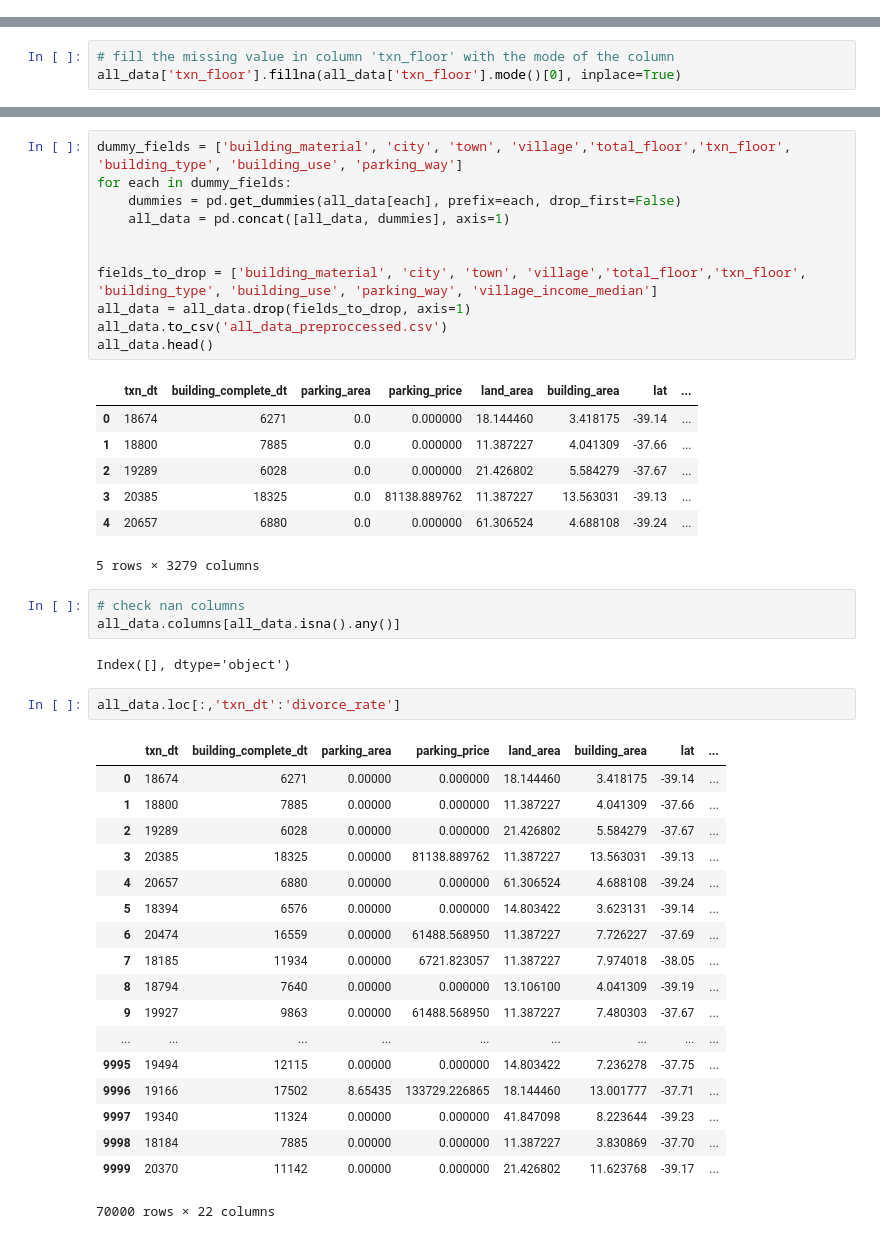
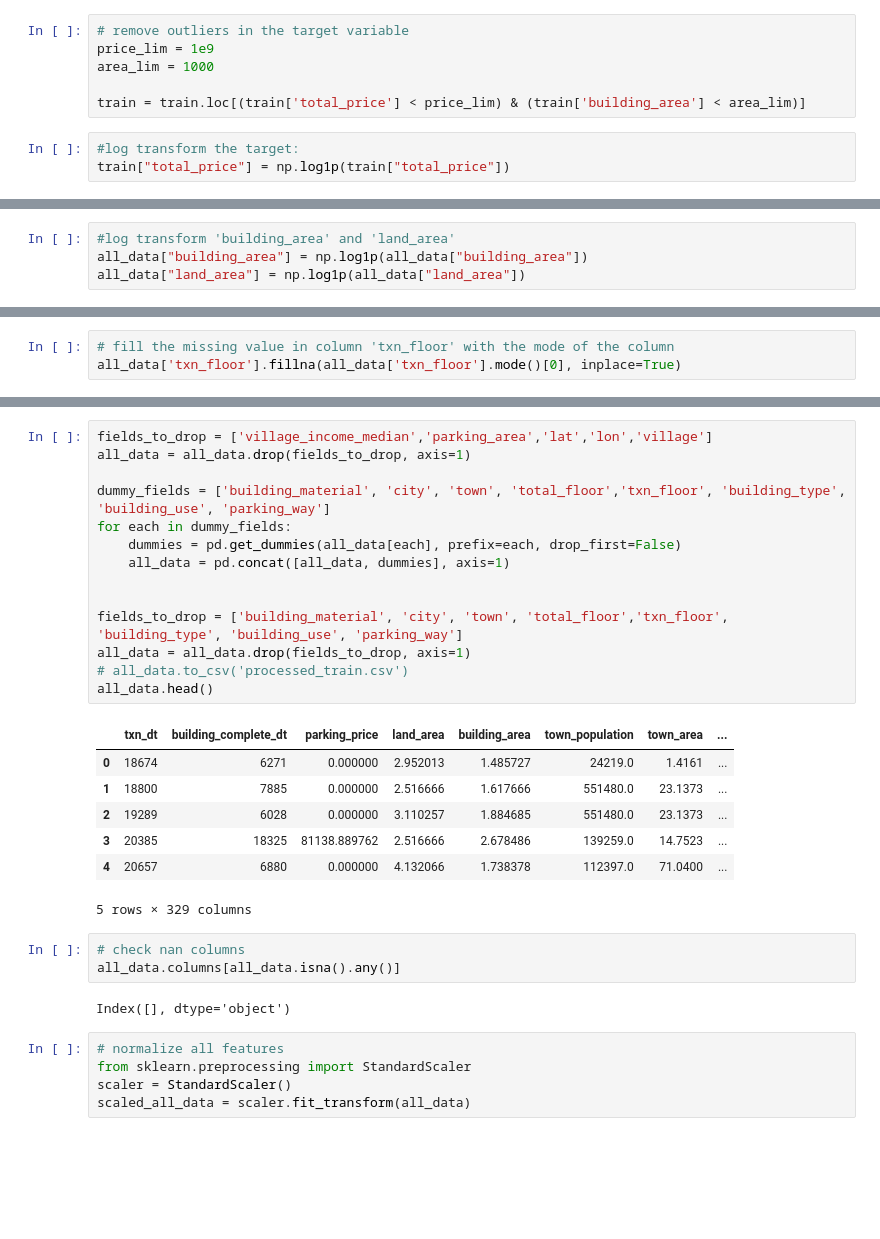
Before and after one commit to huohsien/AIA_Midterm----TBrain, a Jupyter notebook: real_estate_price_prediction.ipynb, the cells around one changed output, grey strips where cells are left out. Drawn from its saved outputs; the diff is of its cells as text; blank space fills up the shorter version.

```diff
--- a/real_estate_price_prediction.ipynb
+++ b/real_estate_price_prediction.ipynb
@@ -7,8 +16,21 @@ train_split_ratio = 0.1
 # %%
 train = pd.read_csv('train.csv')
 test = pd.read_csv('test.csv')
+# %%
+# remove outliers in the target variable
+price_lim = 1e9
+area_lim = 1000
+
+train = train.loc[(train['total_price'] < price_lim) & (train['building_area'] < area_lim)]
+# %%
+#log transform the target:
+train["total_price"] = np.log1p(train["total_price"])
 # %%
 all_data = pd.concat((train.loc[:,'building_material':'village'],
                       test.loc[:,'building_material':'village']))
+# %%
+#log transform 'building_area' and 'land_area'
+all_data["building_area"] = np.log1p(all_data["building_area"])
+all_data["land_area"] = np.log1p(all_data["land_area"])
 # %%
 # maybe should ignore these two columns
@@ -20,45 +52,32 @@ all_data['txn_floor'].fillna(all_data['txn_floor'].mode()[0], inplace=True)
 # %%
-dummy_fields = ['building_material', 'city', 'town', 'village','total_floor','txn_floor', 'building_type', 'building_use', 'parking_way']
+fields_to_drop = ['village_income_median','parking_area','lat','lon','village']
+all_data = all_data.drop(fields_to_drop, axis=1)
+
+dummy_fields = ['building_material', 'city', 'town', 'total_floor','txn_floor', 'building_type', 'building_use', 'parking_way']
 for each in dummy_fields:
     dummies = pd.get_dummies(all_data[each], prefix=each, drop_first=False)
     all_data = pd.concat([all_data, dummies], axis=1)
 
 
-fields_to_drop = ['building_material', 'city', 'town', 'village','total_floor','txn_floor', 'building_type', 'building_use', 'parking_way', 'village_income_median']
+fields_to_drop = ['building_material', 'city', 'town', 'total_floor','txn_floor', 'building_type', 'building_use', 'parking_way']
 all_data = all_data.drop(fields_to_drop, axis=1)
-all_data.to_csv('all_data_preproccessed.csv')
+# all_data.to_csv('processed_train.csv')
 all_data.head()
 # %% [output]
-|  | txn_dt | building_complete_dt | parking_area | parking_price | land_area | building_area | lat | ... |
-| 0 | 18674 | 6271 | 0.0 | 0.000000 | 18.144460 | 3.418175 | -39.14 | ... |
-| 1 | 18800 | 7885 | 0.0 | 0.000000 | 11.387227 | 4.041309 | -37.66 | ... |
-| 2 | 19289 | 6028 | 0.0 | 0.000000 | 21.426802 | 5.584279 | -37.67 | ... |
-| 3 | 20385 | 18325 | 0.0 | 81138.889762 | 11.387227 | 13.563031 | -39.13 | ... |
-| 4 | 20657 | 6880 | 0.0 | 0.000000 | 61.306524 | 4.688108 | -39.24 | ... |
+|  | txn_dt | building_complete_dt | parking_price | land_area | building_area | town_population | town_area | ... |
+| 0 | 18674 | 6271 | 0.000000 | 2.952013 | 1.485727 | 24219.0 | 1.4161 | ... |
+| 1 | 18800 | 7885 | 0.000000 | 2.516666 | 1.617666 | 551480.0 | 23.1373 | ... |
+| 2 | 19289 | 6028 | 0.000000 | 3.110257 | 1.884685 | 551480.0 | 23.1373 | ... |
+| 3 | 20385 | 18325 | 81138.889762 | 2.516666 | 2.678486 | 139259.0 | 14.7523 | ... |
+| 4 | 20657 | 6880 | 0.000000 | 4.132066 | 1.738378 | 112397.0 | 71.0400 | ... |
-5 rows × 3279 columns
+5 rows × 329 columns
 # %%
 # check nan columns
 all_data.columns[all_data.isna().any()]
 # %% [output]
 Index([], dtype='object')
-# %%
-all_data.loc[:,'txn_dt':'divorce_rate']
-# %% [output]
-|  | txn_dt | building_complete_dt | parking_area | parking_price | land_area | building_area | lat | ... |
-| 0 | 18674 | 6271 | 0.00000 | 0.000000 | 18.144460 | 3.418175 | -39.14 | ... |
-| 1 | 18800 | 7885 | 0.00000 | 0.000000 | 11.387227 | 4.041309 | -37.66 | ... |
-| 2 | 19289 | 6028 | 0.00000 | 0.000000 | 21.426802 | 5.584279 | -37.67 | ... |
-| 3 | 20385 | 18325 | 0.00000 | 81138.889762 | 11.387227 | 13.563031 | -39.13 | ... |
-| 4 | 20657 | 6880 | 0.00000 | 0.000000 | 61.306524 | 4.688108 | -39.24 | ... |
-| 5 | 18394 | 6576 | 0.00000 | 0.000000 | 14.803422 | 3.623131 | -39.14 | ... |
-| 6 | 20474 | 16559 | 0.00000 | 61488.568950 | 11.387227 | 7.726227 | -37.69 | ... |
-| 7 | 18185 | 11934 | 0.00000 | 6721.823057 | 11.387227 | 7.974018 | -38.05 | ... |
-| 8 | 18794 | 7640 | 0.00000 | 0.000000 | 13.106100 | 4.041309 | -39.19 | ... |
-| 9 | 19927 | 9863 | 0.00000 | 61488.568950 | 11.387227 | 7.480303 | -37.67 | ... |
-| ... | ... | ... | ... | ... | ... | ... | ... | ... |
-| 9995 | 19494 | 12115 | 0.00000 | 0.000000 | 14.803422 | 7.236278 | -37.75 | ... |
-| 9996 | 19166 | 17502 | 8.65435 | 133729.226865 | 18.144460 | 13.001777 | -37.71 | ... |
-| 9997 | 19340 | 11324 | 0.00000 | 0.000000 | 41.847098 | 8.223644 | -39.23 | ... |
-| 9998 | 18184 | 7885 | 0.00000 | 0.000000 | 11.387227 | 3.830869 | -37.70 | ... |
-| 9999 | 20370 | 11142 | 0.00000 | 0.000000 | 21.426802 | 11.623768 | -39.17 | ... |
-70000 rows × 22 columns
+# %%
+# normalize all features
+from sklearn.preprocessing import StandardScaler
+scaler = StandardScaler()
+scaled_all_data = scaler.fit_transform(all_data)
```
Also changed, not shown: parts of 19 cells of this notebook, 3 other files.
